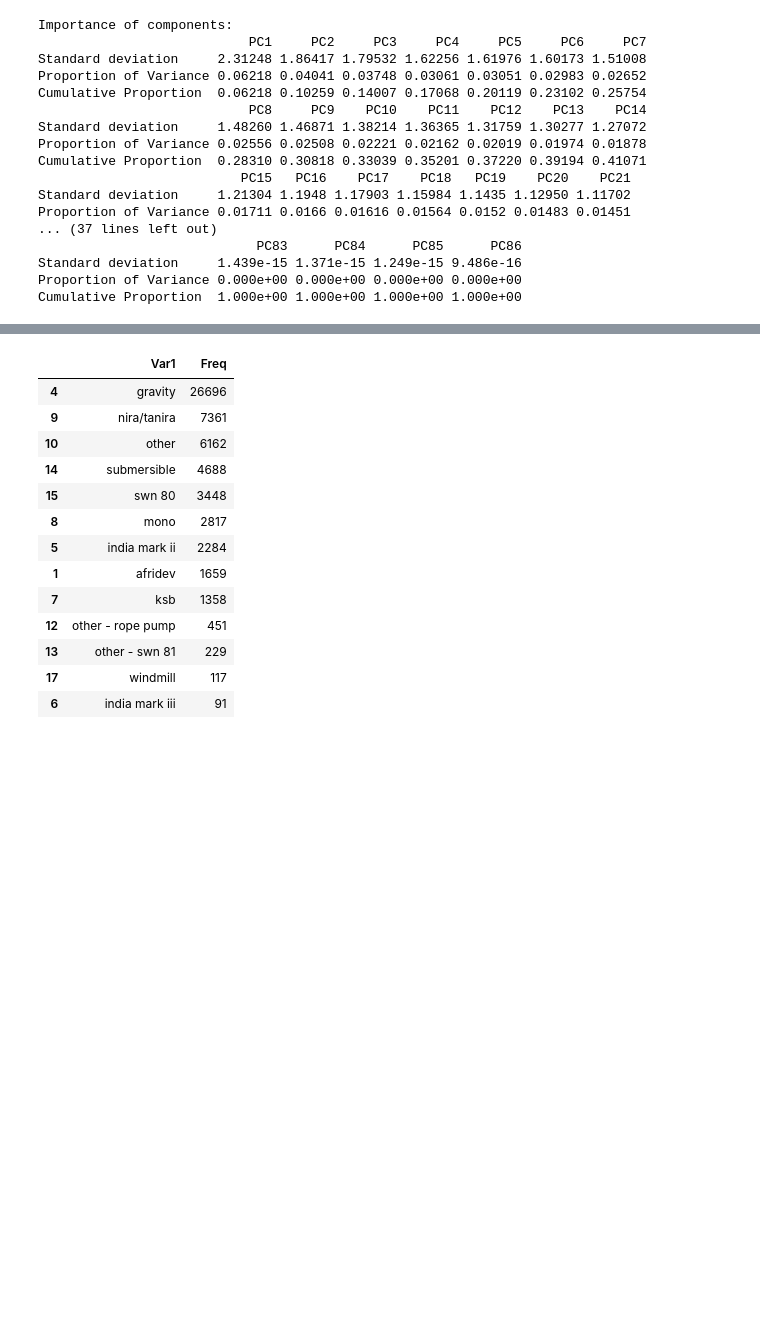
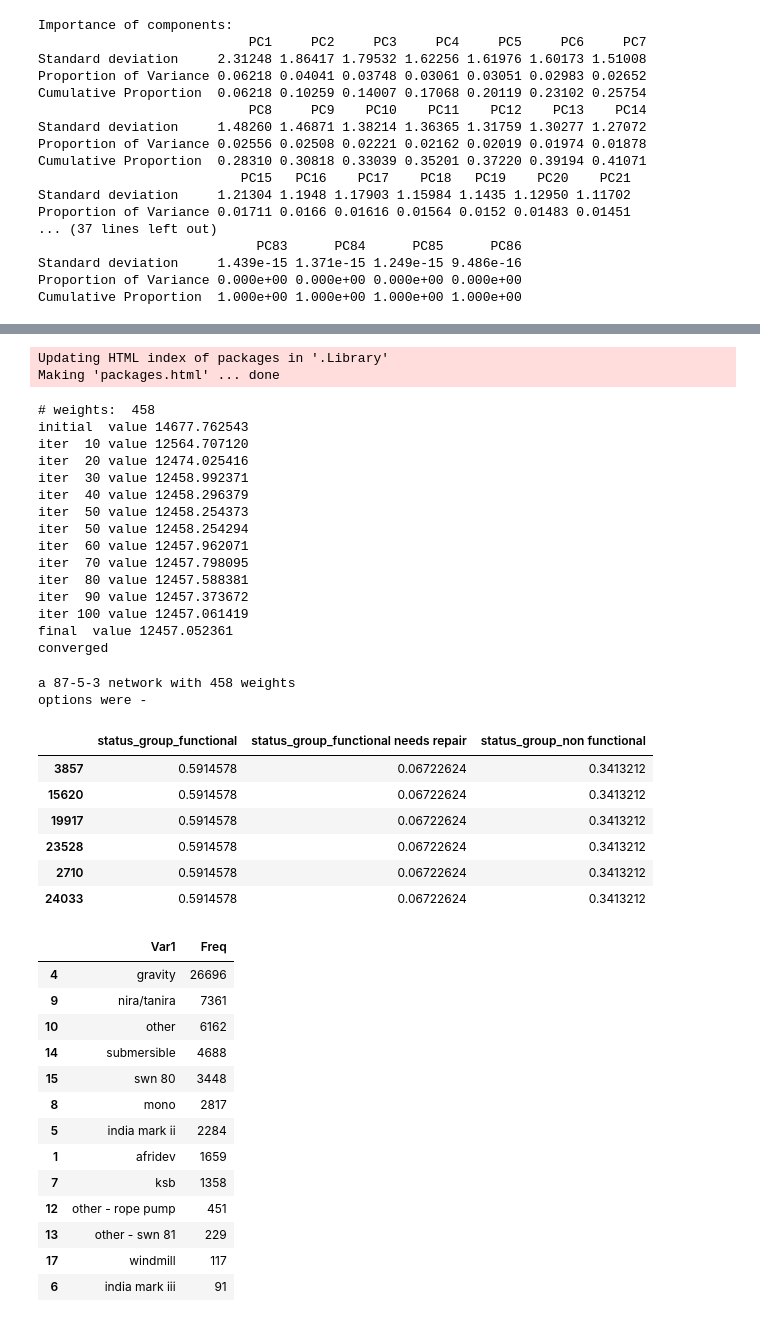
Before and after one commit to aguzga/STAT_FOUND, a Jupyter notebook: PROJECT.ipynb, the cells around one changed output, grey strips where cells are left out. Cells and saved outputs as stored; diff of their text form; code cells hidden in the pictures; blank space fills up the shorter version.

```diff
--- a/PROJECT.ipynb
+++ b/PROJECT.ipynb
@@ -269,0 +246,26 @@ Cumulative Proportion  1.000e+00 1.000e+00 1.000e+00 1.000e+00
+# %%
+#Target var not one hot encod.
+library("randomForest")
+n_trees <- 20
+accuracy_vec <- array(0,n_trees)
+
+df_idx <- sample(1:nrow(Merged_df))
+half_split <- floor(nrow(Merged_df)/4*3)
+target_variable <-ncol(Merged_df)
+
+
+    #3.1 Take the first half of the dataset as a training data set
+train_data <- Merged_df[df_idx[1:half_split],]
+
+    #3.2 Take the second half of the dataset as a hold out or test data set
+test_data <- Merged_df[df_idx[(half_split+1):nrow(Merged_df)],]
+
+model_rf <- randomForest(x=train_data[,-c(target_variable)],
+                         y=as.factor(train_data[,c(target_variable)]),
+                         xtest=test_data[,-c(target_variable)],
+                         ytest=as.factor(test_data[,c(target_variable)]),
+                         ntree=n_trees)
+
+accuracy_vec[0] = (model_rf$test$confusion[1,1]+model_rf$test$confusion[2,2])/sum(model_rf$test$confusion)
+
+#plot(accuracy_vec,main = "Number of trees influence",xlab = "Nbr of trees",ylab = "Classification rate")
@@ -269,0 +275,7 @@ Cumulative Proportion  1.000e+00 1.000e+00 1.000e+00 1.000e+00
+# %%
+# Neural network
+install.packages("nnet")
+library(nnet)
+# %% [output]
+Updating HTML index of packages in '.Library'
+Making 'packages.html' ... done
@@ -269,0 +315,44 @@ Cumulative Proportion  1.000e+00 1.000e+00 1.000e+00 1.000e+00
+# %%
+hidden_nodes<-5
+threshold<-0.5
+target_variable <-c(ncol(Merged_df)-2,ncol(Merged_df)-1,ncol(Merged_df))
+
+model_nn<-nnet(x=train_data[,-target_variable],
+               y=train_data[,target_variable],
+               size=hidden_nodes,
+               skip=FALSE,
+               trace=T,
+               maxit=1000,
+               rang=0.5)
+
+model_nn
+
+Y_pred<-predict(model_nn,test_data[,-target_variable])
+#Y_hat_one_hot <- ifelse(Y_pred[,2] > threshold,"functional","functional needs repair")
+
+head(Y_pred)
+# %% [output]
+# weights:  458
+initial  value 14677.762543
+iter  10 value 12564.707120
+iter  20 value 12474.025416
+iter  30 value 12458.992371
+iter  40 value 12458.296379
+iter  50 value 12458.254373
+iter  50 value 12458.254294
+iter  60 value 12457.962071
+iter  70 value 12457.798095
+iter  80 value 12457.588381
+iter  90 value 12457.373672
+iter 100 value 12457.061419
+final  value 12457.052361
+converged
+a 87-5-3 network with 458 weights
+options were -
+|  | status_group_functional | status_group_functional needs repair | status_group_non functional |
+| 3857 | 0.5914578 | 0.06722624 | 0.3413212 |
+| 15620 | 0.5914578 | 0.06722624 | 0.3413212 |
+| 19917 | 0.5914578 | 0.06722624 | 0.3413212 |
+| 23528 | 0.5914578 | 0.06722624 | 0.3413212 |
+| 2710 | 0.5914578 | 0.06722624 | 0.3413212 |
+| 24033 | 0.5914578 | 0.06722624 | 0.3413212 |
```
Also changed, not shown: parts of 12 cells of this notebook.
